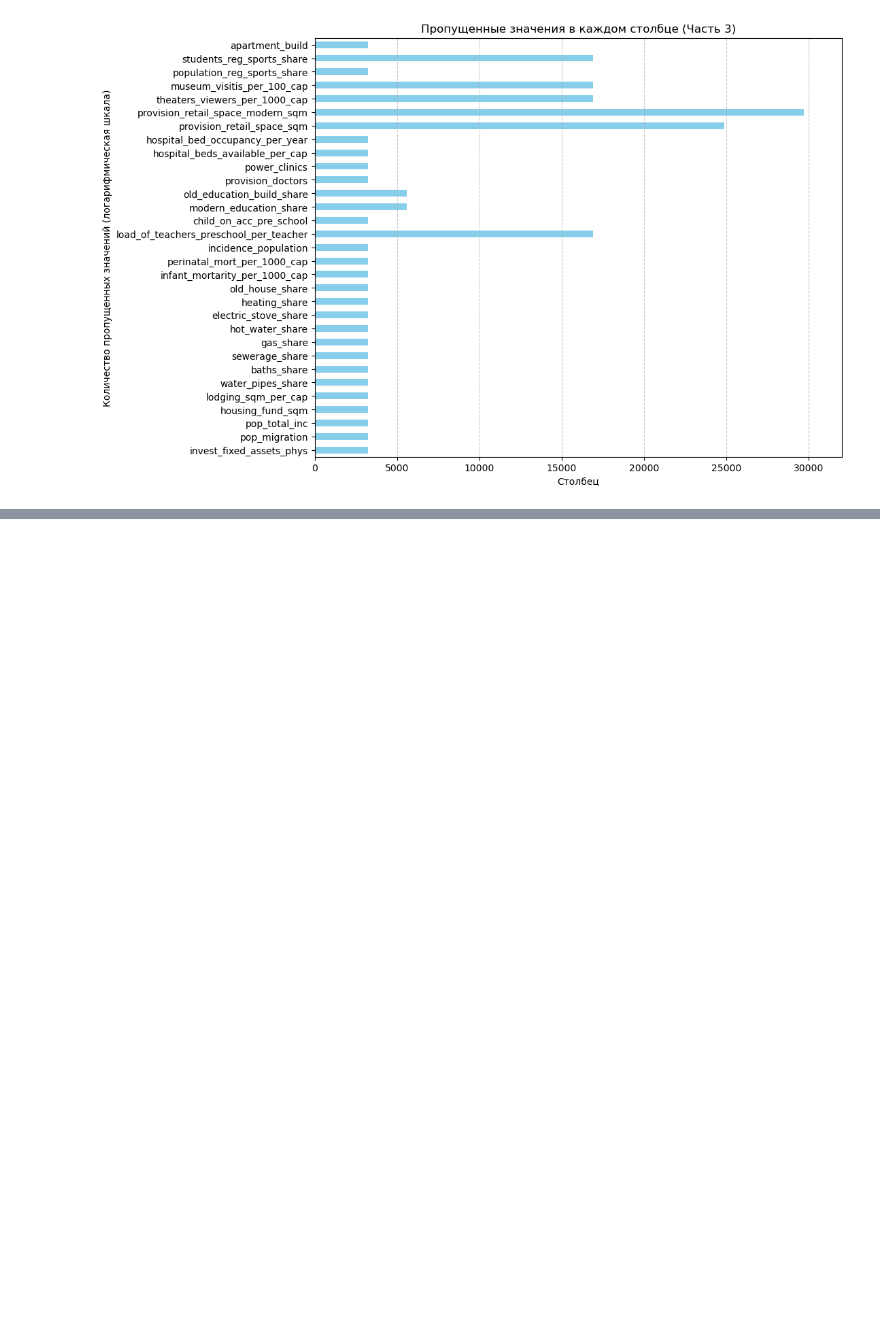
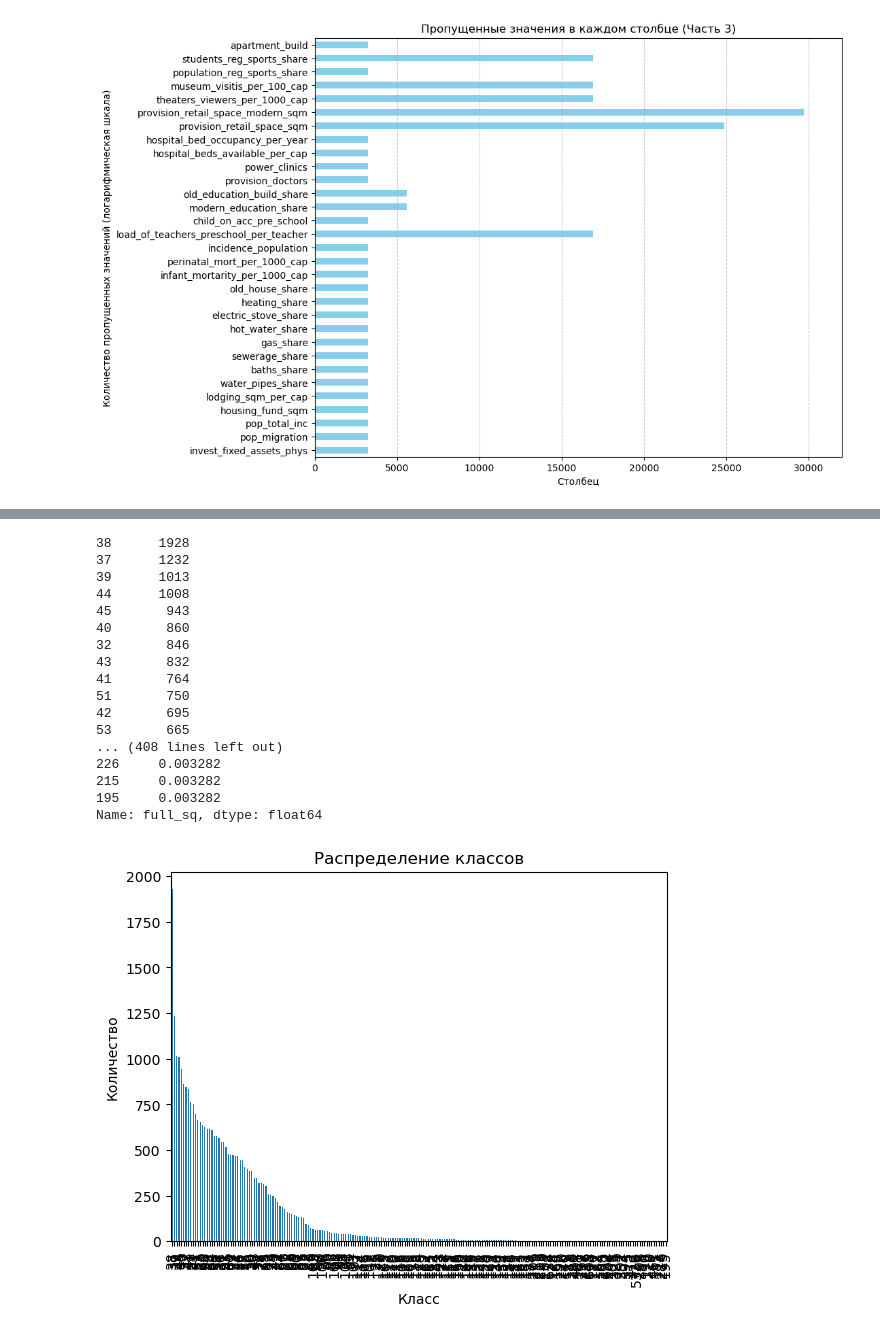
Before and after one commit to belyasshh/MoscowRealtyResearch, a Jupyter notebook: research.ipynb, the cells around one changed output, grey strips where cells are left out. Saved outputs shown, nothing was run; the diff lists cells and outputs as text; code cells hidden in the pictures; blank space fills up the shorter version.

```diff
--- a/research.ipynb
+++ b/research.ipynb
@@ -119,3 +117,60 @@ healthcare_centers_raion             0.190006
        'bandwidth_sports'],
       dtype='object', length=180)
 Количество столбцов после удаления: 180
+# %%
+column_name = ('full_sq')
+
+for column_name in df.columns:
+    plt.figure(figsize=(10, 6))
+    df[column_name].hist(bins=50)
+    plt.title(f'Распределение для {column_name}')
+    plt.xlabel(column_name)
+    plt.ylabel('Частота')
+    plt.show()
+# %%
+def remove_outliers(df, column_name):
+    Q1 = df[column_name].quantile(0.25)
+    Q3 = df[column_name].quantile(0.75)
+    IQR = Q3 - Q1
+    lower_bound = Q1 - 1.5 * IQR
+    upper_bound = Q3 + 1.5 * IQR
+
+    outliers_removed = df[(df[column_name] >= lower_bound) & (df[column_name] <= upper_bound)]
+    return outliers_removed
+
+df = remove_outliers(df, 'full_sq')
+# %%
+class_counts = df['full_sq'].value_counts()
+print(class_counts)
+
+# Вычисляем процентное соотношение для каждого класса
+class_percentage = class_counts / len(df) * 100
+print(class_percentage)
+
+# Визуализация распределения классов
+
+
+class_counts.plot(kind='bar')
+plt.title('Распределение классов')
+plt.xlabel('Класс')
+plt.ylabel('Количество')
+plt.show()
+# %% [output]
+38      1928
+37      1232
+39      1013
+44      1008
+45       943
+40       860
+32       846
+43       832
+41       764
+51       750
+42       695
+53       665
+... (408 lines left out)
+226     0.003282
+215     0.003282
+195     0.003282
+Name: full_sq, dtype: float64
+[figure, added]
```
Also changed, not shown: parts of 5 cells of this notebook, 1 other file.
